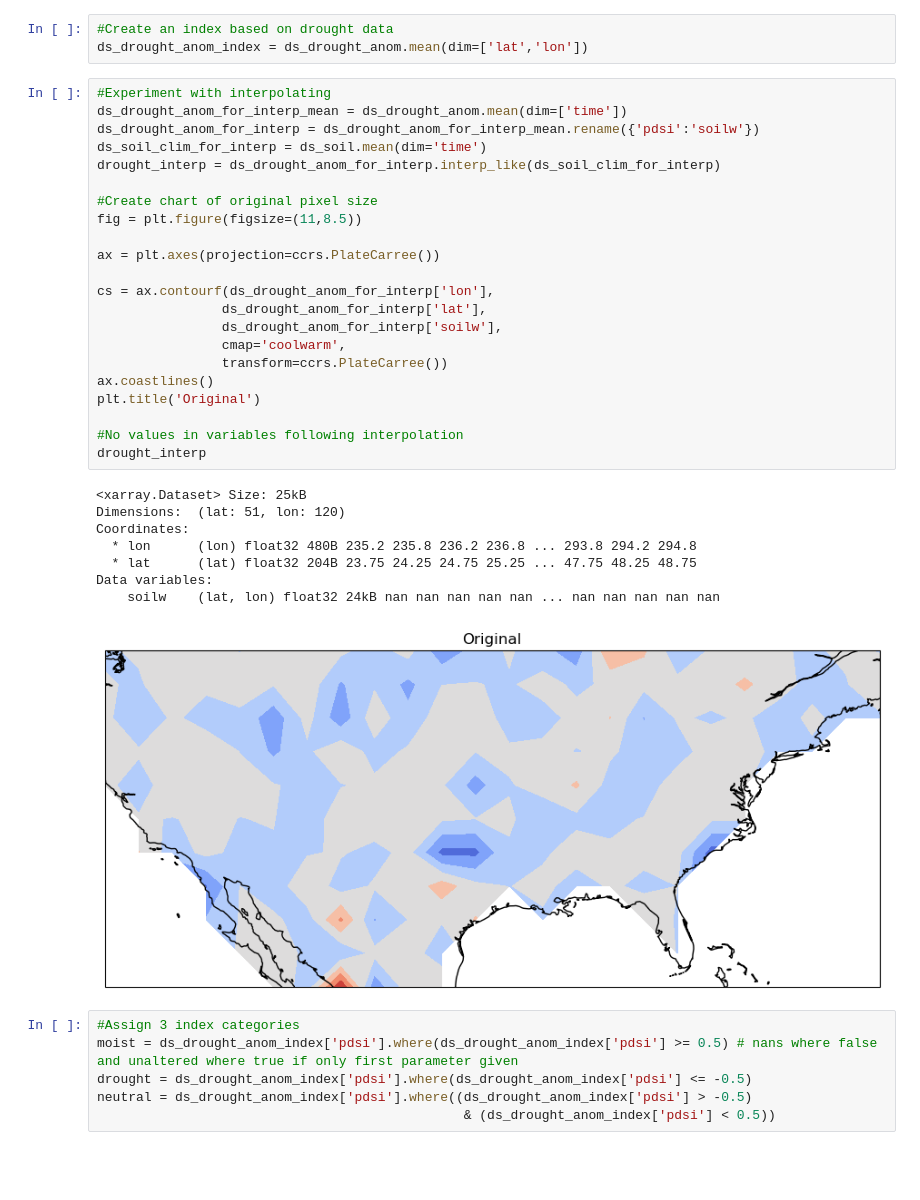
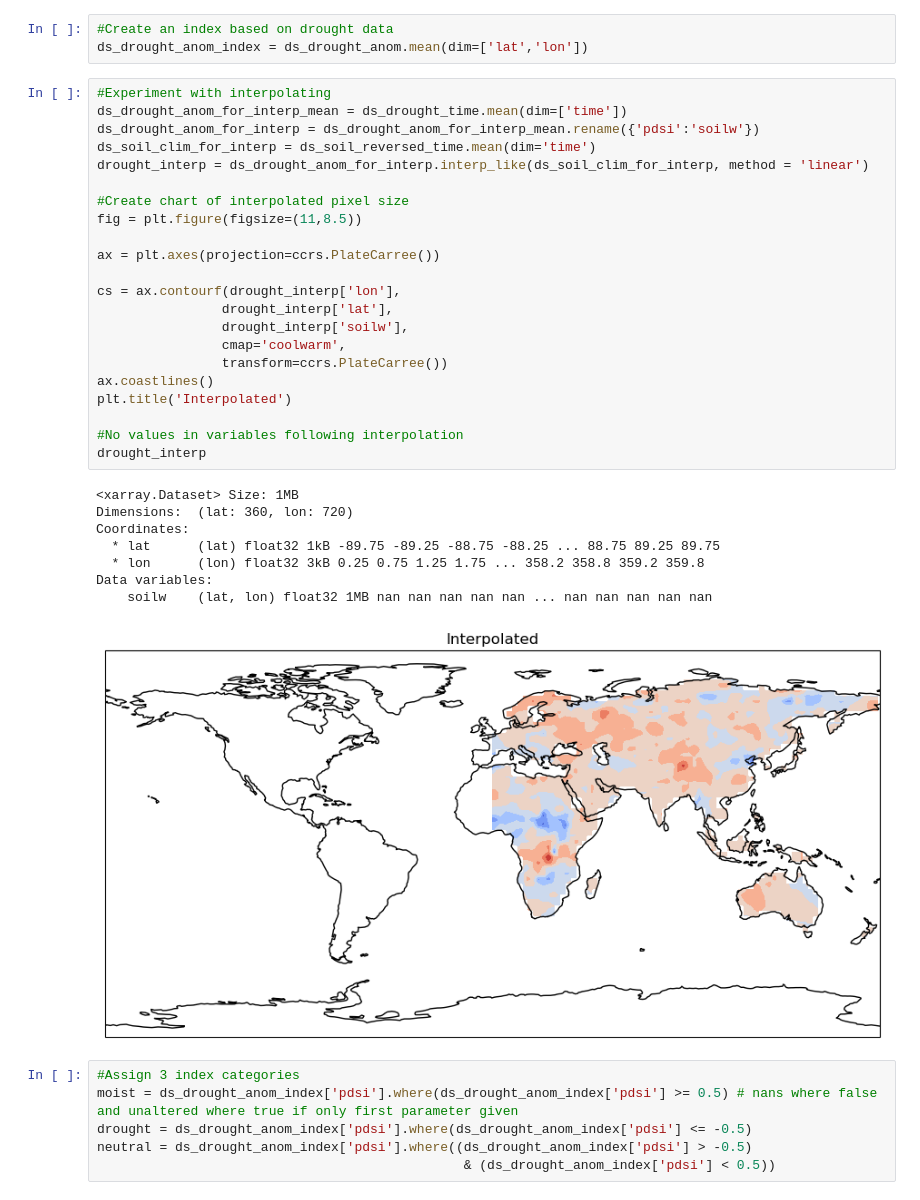
Before and after one commit to wapratt/Project, a Jupyter notebook: clim680_project.ipynb, the cells around one changed output. Drawn from its saved outputs; the diff is of its cells as text; blank space fills up the shorter version.

```diff
--- a/clim680_project.ipynb
+++ b/clim680_project.ipynb
@@ -124,35 +108,35 @@ plt.savefig('dc_drought_anom')
 ds_drought_anom_index = ds_drought_anom.mean(dim=['lat','lon'])
 # %%
 #Experiment with interpolating
-ds_drought_anom_for_interp_mean = ds_drought_anom.mean(dim=['time'])
+ds_drought_anom_for_interp_mean = ds_drought_time.mean(dim=['time'])
 ds_drought_anom_for_interp = ds_drought_anom_for_interp_mean.rename({'pdsi':'soilw'})
-ds_soil_clim_for_interp = ds_soil.mean(dim='time')
-drought_interp = ds_drought_anom_for_interp.interp_like(ds_soil_clim_for_interp)
+ds_soil_clim_for_interp = ds_soil_reversed_time.mean(dim='time')
+drought_interp = ds_drought_anom_for_interp.interp_like(ds_soil_clim_for_interp, method = 'linear')
 
-#Create chart of original pixel size
+#Create chart of interpolated pixel size
 fig = plt.figure(figsize=(11,8.5))
 
 ax = plt.axes(projection=ccrs.PlateCarree())
 
-cs = ax.contourf(ds_drought_anom_for_interp['lon'],
-                ds_drought_anom_for_interp['lat'],
-                ds_drought_anom_for_interp['soilw'],
+cs = ax.contourf(drought_interp['lon'],
+                drought_interp['lat'],
+                drought_interp['soilw'],
                 cmap='coolwarm',
                 transform=ccrs.PlateCarree())
 ax.coastlines()
-plt.title('Original')
+plt.title('Interpolated')
 
 #No values in variables following interpolation
 drought_interp
 # %% [output]
-<xarray.Dataset> Size: 25kB
-Dimensions:  (lat: 51, lon: 120)
+<xarray.Dataset> Size: 1MB
+Dimensions:  (lat: 360, lon: 720)
 Coordinates:
-  * lon      (lon) float32 480B 235.2 235.8 236.2 236.8 ... 293.8 294.2 294.8
-  * lat      (lat) float32 204B 23.75 24.25 24.75 25.25 ... 47.75 48.25 48.75
+  * lat      (lat) float32 1kB -89.75 -89.25 -88.75 -88.25 ... 88.75 89.25 89.75
+  * lon      (lon) float32 3kB 0.25 0.75 1.25 1.75 ... 358.2 358.8 359.2 359.8
 Data variables:
-    soilw    (lat, lon) float32 24kB nan nan nan nan nan ... nan nan nan nan nan
+    soilw    (lat, lon) float32 1MB nan nan nan nan nan ... nan nan nan nan nan
-[figure, old version]
+[figure, new version]
 # %%
 #Assign 3 index categories
 moist = ds_drought_anom_index['pdsi'].where(ds_drought_anom_index['pdsi'] >= 0.5) # nans where false and unaltered where true if only first parameter given
```
Also changed, not shown: parts of 2 cells of this notebook.
